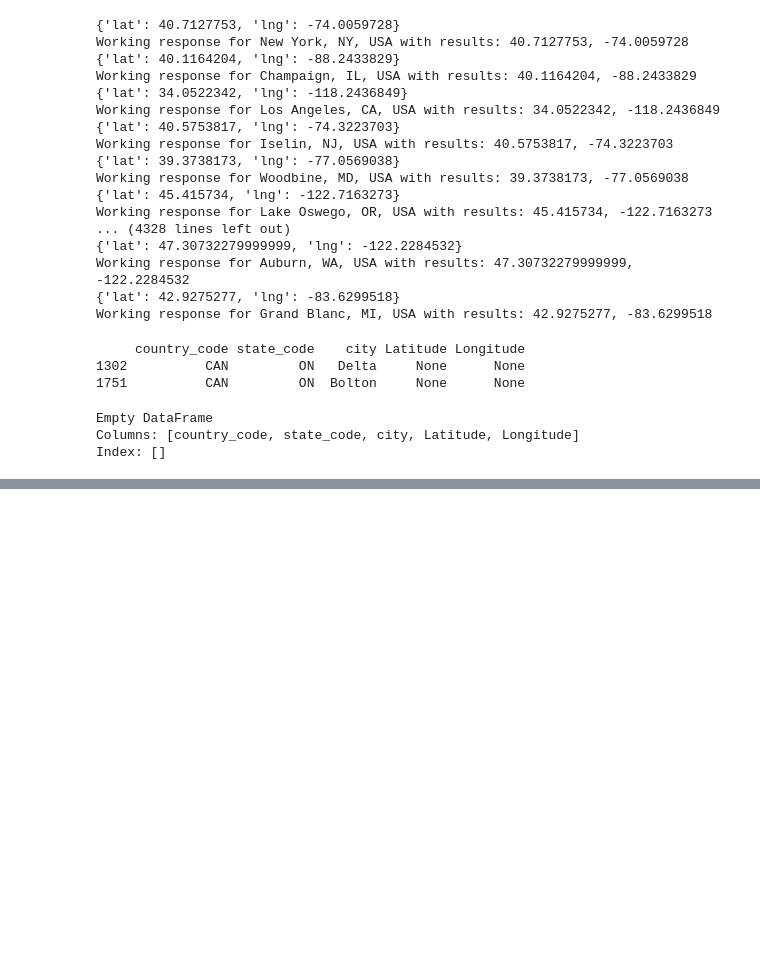
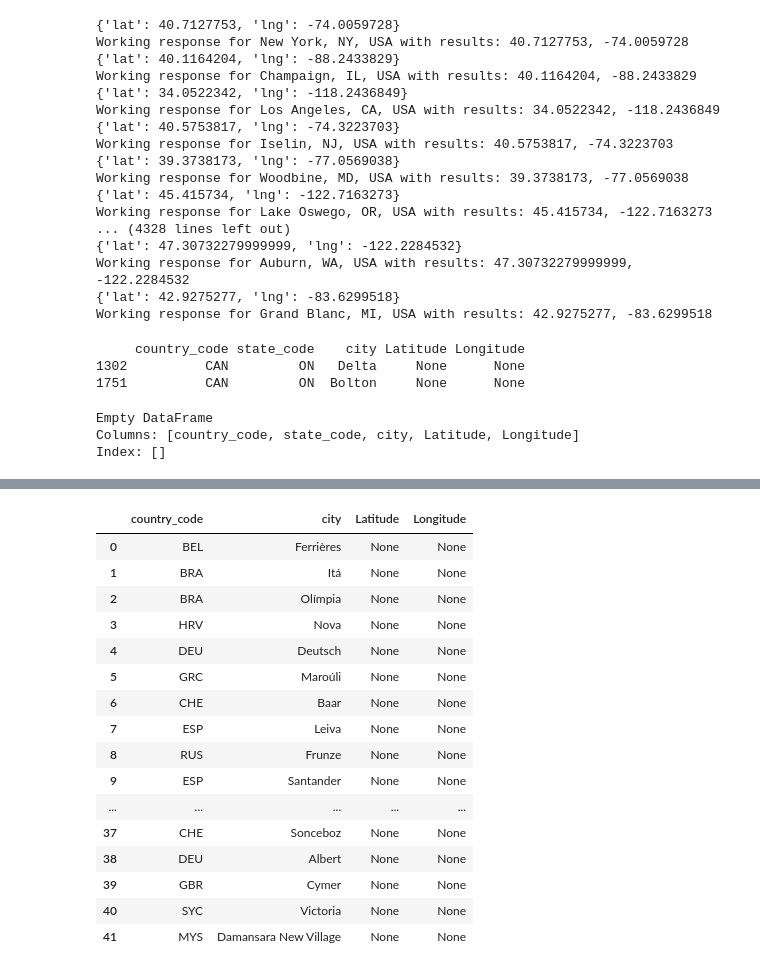
Before and after one commit to yohokr7/VC-Funding-Map, a Jupyter notebook: Data_Cleaner/Coordinate Scraping Notebook.ipynb, the cells around one changed output, grey strips where cells are left out. Drawn from its saved outputs; the diff is of its cells as text; code cells hidden in the pictures; blank space fills up the shorter version.

```diff
--- a/Data_Cleaner/Coordinate Scraping Notebook.ipynb
+++ b/Data_Cleaner/Coordinate Scraping Notebook.ipynb
@@ -174,0 +305,4 @@ fig
+# %%
+#remove duplicates from the remaining locations
+remaining_locations = remaining_locations.drop_duplicates()
+remaining_locations
@@ -174,0 +427,23 @@ fig
+# %%
+#create a new df for the missing values, then add the values
+patch_coords = remaining_locations[missing_vals]
+patch_coords = patch_coords.reset_index(drop=True)
+patch_coords
+# %% [output]
+|  | country_code | city | Latitude | Longitude |
+| 0 | BEL | Ferrières | None | None |
+| 1 | BRA | Itá | None | None |
+| 2 | BRA | Olímpia | None | None |
+| 3 | HRV | Nova | None | None |
+| 4 | DEU | Deutsch | None | None |
+| 5 | GRC | Maroúli | None | None |
+| 6 | CHE | Baar | None | None |
+| 7 | ESP | Leiva | None | None |
+| 8 | RUS | Frunze | None | None |
+| 9 | ESP | Santander | None | None |
+| ... | ... | ... | ... | ... |
+| 37 | CHE | Sonceboz | None | None |
+| 38 | DEU | Albert | None | None |
+| 39 | GBR | Cymer | None | None |
+| 40 | SYC | Victoria | None | None |
+| 41 | MYS | Damansara New Village | None | None |
```
Also changed, not shown: parts of 35 cells of this notebook, 2 other files.
